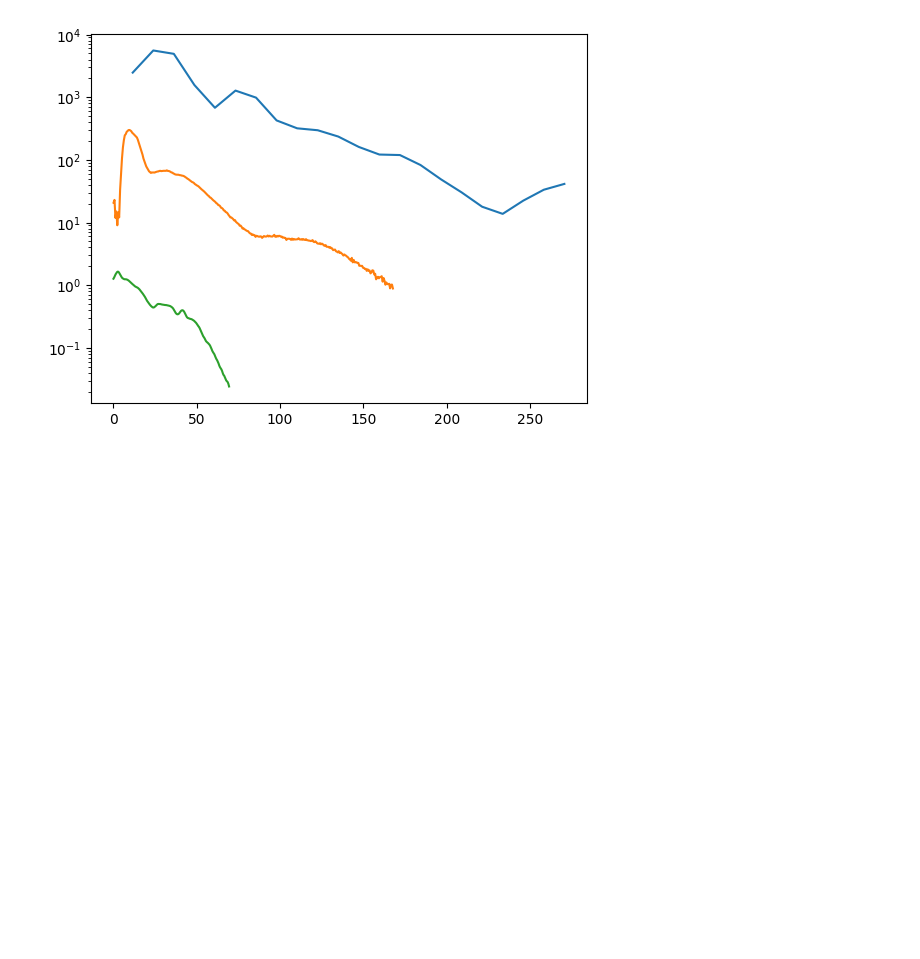
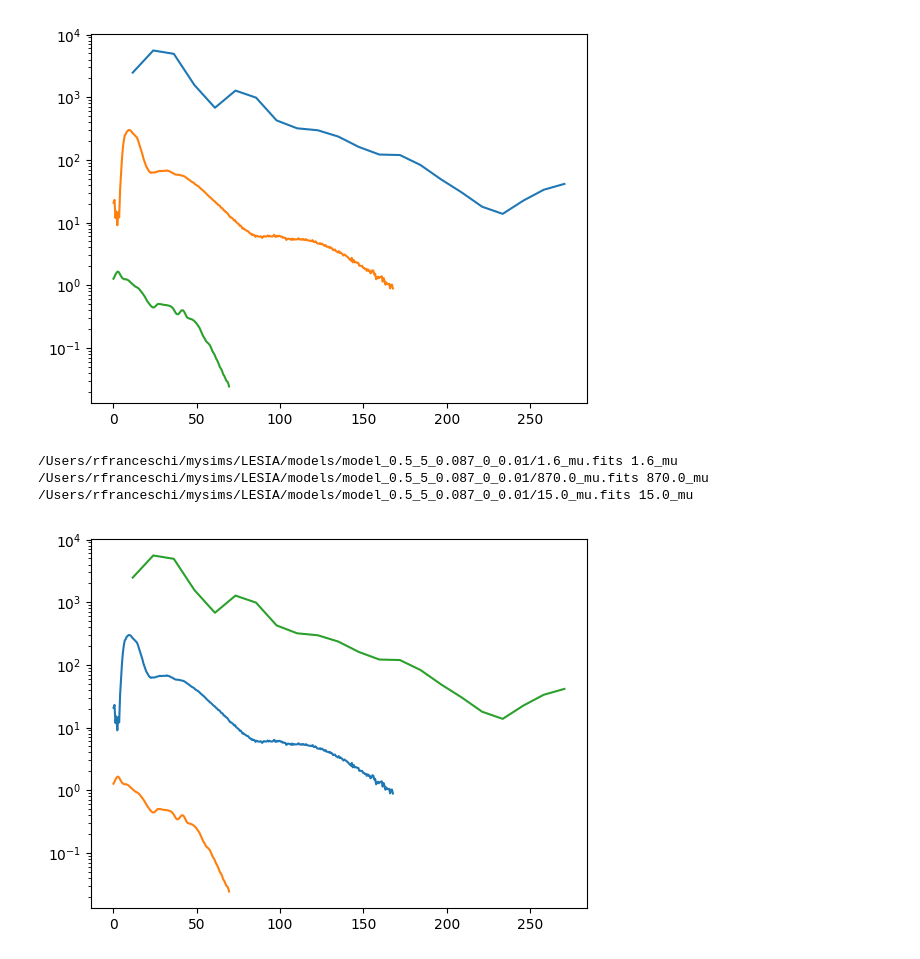
Before and after one commit to rfranceschi/disksimtool, a Jupyter notebook: observation_quicklook.ipynb, the cells around one changed output. Cells and saved outputs as stored; diff of their text form; code cells hidden in the pictures; blank space fills up the shorter version.

```diff
--- a/observation_quicklook.ipynb
+++ b/observation_quicklook.ipynb
@@ -422,10 +428,12 @@ x_870_0_mu = (x_870_0_mu * u.arcsec).to_value(u.rad) * distance.to(u
                                                                            .au)
 y_870_0_mu /= imcube_870_0_micron.beamarea_arcsec
 
+beam_870_mu = imcube_870_0_micron.beam
 profile_870_micron = {
     'x': x_870_0_mu.cgs.value,
     'y': y_870_0_mu,
     'dy': dy_870_0_mu,
+    'beam': beam_870_mu,
 }
 
 # fname_out = Path('./profile_870_micron.pkl')
@@ -519,7 +527,7 @@ cube_C18O.write(fits_C180_mod, format='fits', overwrite=True)
 # %%
 fov= 6
 imcube_C18O = gf.imagecube(fits_C180_mod, FOV=fov)
-display(imcube_C18O.beam)
+beam_C18O = imcube_C18O.beam
 x_C18O, y_C18O, dy_C18O = imcube_C18O.radial_profile(inc=7, PA=PA, dist=distance.to_value(u.pc))
 x_C18O = (x_C18O * u.arcsec).to_value(u.rad, equivalencies=u.dimensionless_angles()) * distance.to(u.au)
 y_C18O /= imcube_C18O.beamarea_arcsec
@@ -702,10 +724,20 @@ with h5py.File(profiles_path / 'observed_profiles.h5', 'w') as f:
 # %%
 with h5py.File(profiles_path / 'observed_profiles.h5', 'r') as f:
-    x_15_data = f['15_0_micron/x'][:]
-    y_15_data = f['15_0_micron/y'][:]
+    x_15_data = f['15.0_mu/x'][:]
+    y_15_data = f['15.0_mu/y'][:]
 
-    x_1_data = f['1_6_micron/x'][:]
-    y_1_data = f['1_6_micron/y'][:]
+    x_1_data = f['1.6_mu/x'][:]
+    y_1_data = f['1.6_mu/y'][:]
 
-    x_870_data = f['870_0_micron/x'][:]
-    y_870_data = f['870_0_micron/y'][:]
+    x_870_data = f['870.0_mu/x'][:]
+    y_870_data = f['870.0_mu/y'][:]
+# %%
+profiles_dict = {}
+fpath = profiles_path / 'observed_profiles.h5'
+with h5py.File(fpath, 'r') as f:
+    for _key in f.keys():
+        profiles_dict[_key] = {}
+        for _profile_key in f[_key].keys():
+            profiles_dict[_key][_profile_key] = f[_key][_profile_key][:]
+
+profiles_dict['870.0_mu']['dy']
@@ -716,3 +766,14 @@ plt.semilogy(x_870_data, y_870_data)
 # %% [output]
 [<matplotlib.lines.Line2D at 0x...>]
 [figure]
+# %%
+model_dir = Path('/Users/rfranceschi/mysims/LESIA/models/model_0.5_5_0.087_0_0.01')
+for output_fits in model_dir.glob('*.fits'):
+    print(output_fits, output_fits.stem)
+    obs_profile = profiles_dict[output_fits.stem]
+    plt.semilogy(obs_profile['x'], obs_profile['y'])
+# %% [output]
+/Users/rfranceschi/mysims/LESIA/models/model_0.5_5_0.087_0_0.01/1.6_mu.fits 1.6_mu
+/Users/rfranceschi/mysims/LESIA/models/model_0.5_5_0.087_0_0.01/870.0_mu.fits 870.0_mu
+/Users/rfranceschi/mysims/LESIA/models/model_0.5_5_0.087_0_0.01/15.0_mu.fits 15.0_mu
+[figure, added]
```
Also changed, not shown: parts of 8 cells of this notebook, 2 other files.
